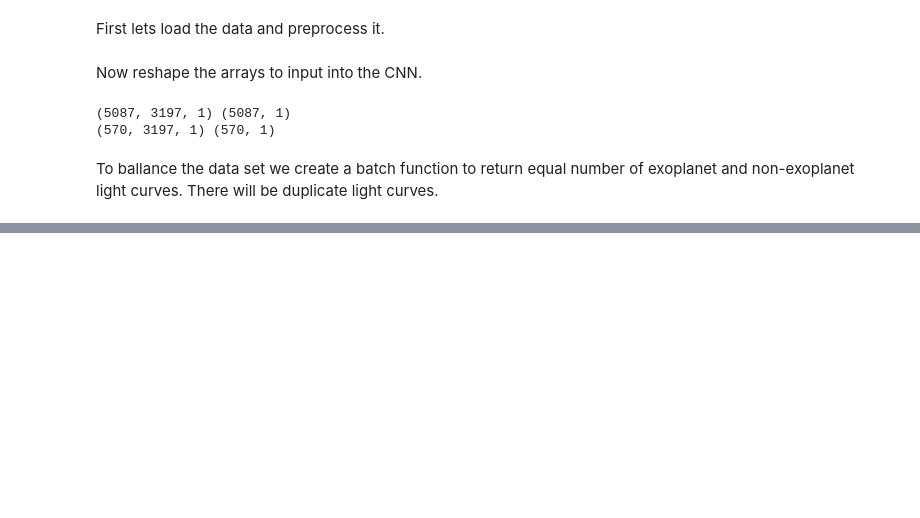
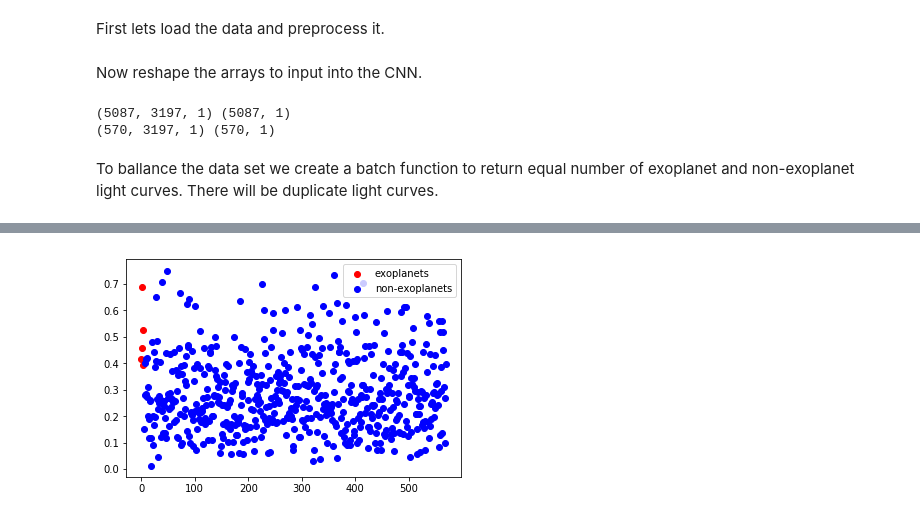
Before and after one commit to RockyMountainDataScience/Spring_2020_Workshops, a Jupyter notebook: workshop5/exoplanet_cnn.ipynb, the cells around one changed output, grey strips where cells are left out. Saved outputs shown, nothing was run; the diff lists cells and outputs as text; code cells hidden in the pictures; blank space fills up the shorter version.

```diff
--- a/workshop5/exoplanet_cnn.ipynb
+++ b/workshop5/exoplanet_cnn.ipynb
@@ -79,8 +61,0 @@ def light_curve_batch(train_df, batch_size=32):
-# %%
-model1 = tensorflow.keras.models.Sequential()
-model1.add(Conv1D(filters=8, kernel_size=11, activation='relu', input_shape=train_data_array.shape[1:]))
-model1.add(MaxPooling1D(strides=4))
-model1.add(Flatten())
-# model1.add(Dense(64, activation='relu'))
-model1.add(Dense(64, activation='relu'))
-model1.add(Dense(1, activation='sigmoid'))
@@ -142,0 +169,10 @@ model1.evaluate(test_data_array, test_data_labels, verbose=2)
+# %%
+exo_idx = np.where(test_data_labels == 1)[0]
+nonexo_idx = np.where(test_data_labels == 0)[0]
+cnn_predict = model1.predict(test_data_array)
+
+plt.scatter(exo_idx, cnn_predict[exo_idx].flatten(), c='r', label='exoplanets')
+plt.scatter(nonexo_idx, cnn_predict[nonexo_idx].flatten(), c='b', label='non-exoplanets')
+plt.legend();
+# %% [output]
+[figure, added]
```
Also changed, not shown: parts of 9 cells of this notebook.
